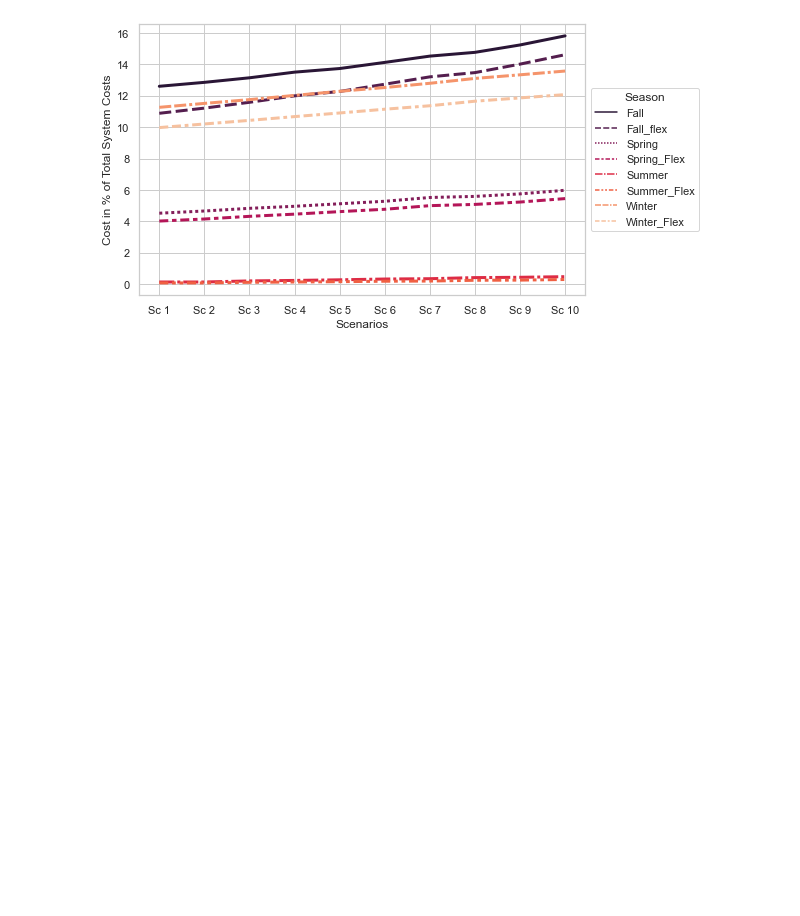
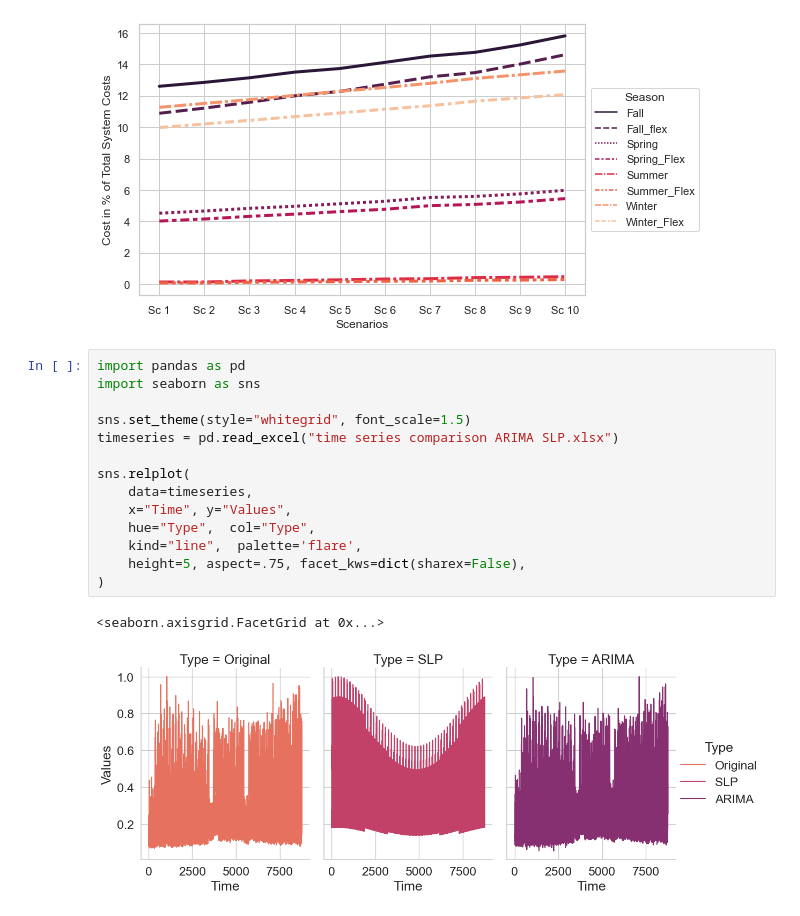
Before and after one commit to BTU-EnerEcon/IDiNA, a Jupyter notebook: Visualization Results/Congestion Management Costs.ipynb, the cells around one changed output. Drawn from its saved outputs; the diff is of its cells as text; blank space fills up the shorter version.

```diff
--- a/Visualization Results/Congestion Management Costs.ipynb
+++ b/Visualization Results/Congestion Management Costs.ipynb
@@ -57,3 +57,20 @@ plt.ylabel("Cost in % of Total System Costs")
 # %% [output]
 Text(0, 0.5, 'Cost in % of Total System Costs')
 [figure]
+# %%
+import pandas as pd
+import seaborn as sns
+
+sns.set_theme(style="whitegrid", font_scale=1.5)
+timeseries = pd.read_excel("time series comparison ARIMA SLP.xlsx")
+
+sns.relplot(
+    data=timeseries,
+    x="Time", y="Values",
+    hue="Type",  col="Type",
+    kind="line",  palette='flare',
+    height=5, aspect=.75, facet_kws=dict(sharex=False),
+)
+# %% [output]
+<seaborn.axisgrid.FacetGrid at 0x...>
+[figure, added]
```
Also changed, not shown: 3 other files.
